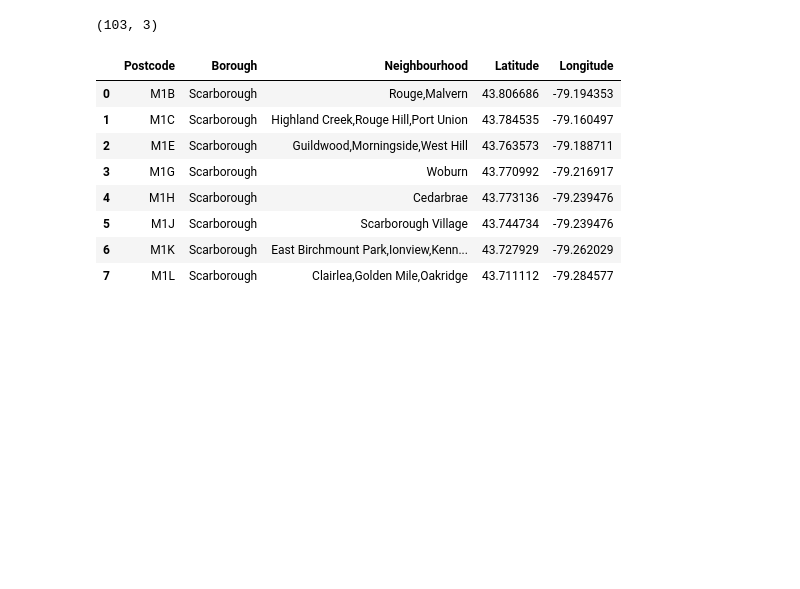
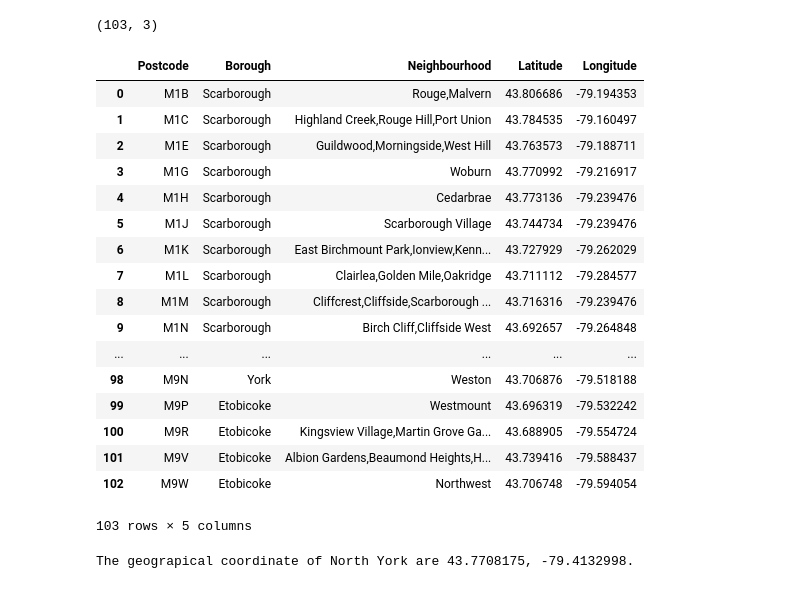
Before and after one commit to mariofernandes/Coursera_Capstone, a Jupyter notebook: capstone-week3.ipynb, the cells around one changed output. Cells and saved outputs as stored; diff of their text form; code cells hidden in the pictures; blank space fills up the shorter version.

```diff
--- a/capstone-week3.ipynb
+++ b/capstone-week3.ipynb
@@ -17,19 +17,38 @@ myWorkingDF.shape
 # %%
 #!conda install -c conda-forge geopy --yes # uncomment this line if you haven't completed the Foursquare API lab
 from geopy.geocoders import Nominatim # convert an address into latitude and longitude values
 
 geodata = pd.read_csv('http://cocl.us/Geospatial_data')
 geodata = geodata.rename(columns={"Postal Code": "Postcode"})
 geodata
 myNewDF = pd.merge(myWorkingDF, geodata, on='Postcode')
-myNewDF.head(8)
+myNewDF
 # %% [output]
 |  | Postcode | Borough | Neighbourhood | Latitude | Longitude |
 | 0 | M1B | Scarborough | Rouge,Malvern | 43.806686 | -79.194353 |
 | 1 | M1C | Scarborough | Highland Creek,Rouge Hill,Port Union | 43.784535 | -79.160497 |
 | 2 | M1E | Scarborough | Guildwood,Morningside,West Hill | 43.763573 | -79.188711 |
 | 3 | M1G | Scarborough | Woburn | 43.770992 | -79.216917 |
 | 4 | M1H | Scarborough | Cedarbrae | 43.773136 | -79.239476 |
 | 5 | M1J | Scarborough | Scarborough Village | 43.744734 | -79.239476 |
 | 6 | M1K | Scarborough | East Birchmount Park,Ionview,Kenn... | 43.727929 | -79.262029 |
 | 7 | M1L | Scarborough | Clairlea,Golden Mile,Oakridge | 43.711112 | -79.284577 |
+| 8 | M1M | Scarborough | Cliffcrest,Cliffside,Scarborough ... | 43.716316 | -79.239476 |
+| 9 | M1N | Scarborough | Birch Cliff,Cliffside West | 43.692657 | -79.264848 |
+| ... | ... | ... | ... | ... | ... |
+| 98 | M9N | York | Weston | 43.706876 | -79.518188 |
+| 99 | M9P | Etobicoke | Westmount | 43.696319 | -79.532242 |
+| 100 | M9R | Etobicoke | Kingsview Village,Martin Grove Ga... | 43.688905 | -79.554724 |
+| 101 | M9V | Etobicoke | Albion Gardens,Beaumond Heights,H... | 43.739416 | -79.588437 |
+| 102 | M9W | Etobicoke | Northwest | 43.706748 | -79.594054 |
+103 rows × 5 columns
+# %%
+address = 'North York'
+
+geolocator = Nominatim(user_agent="capstone-week3-mfx")
+location = geolocator.geocode(address)
+latitude = location.latitude
+longitude = location.longitude
+print('The geograpical coordinate of North York are {}, {}.'.format(latitude, longitude))
+# %% [output]
+The geograpical coordinate of North York are 43.7708175, -79.4132998.
```
Also changed, not shown: parts of 17 cells of this notebook.
